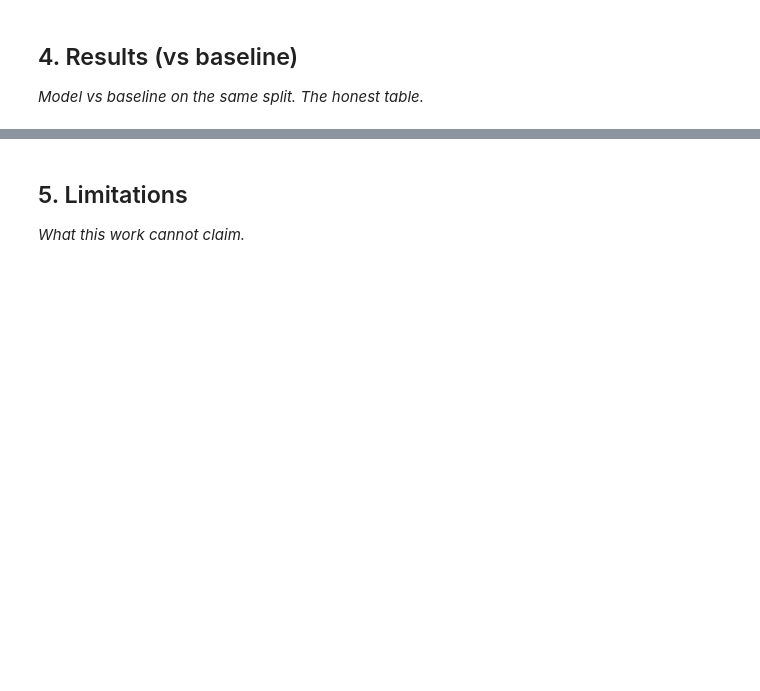
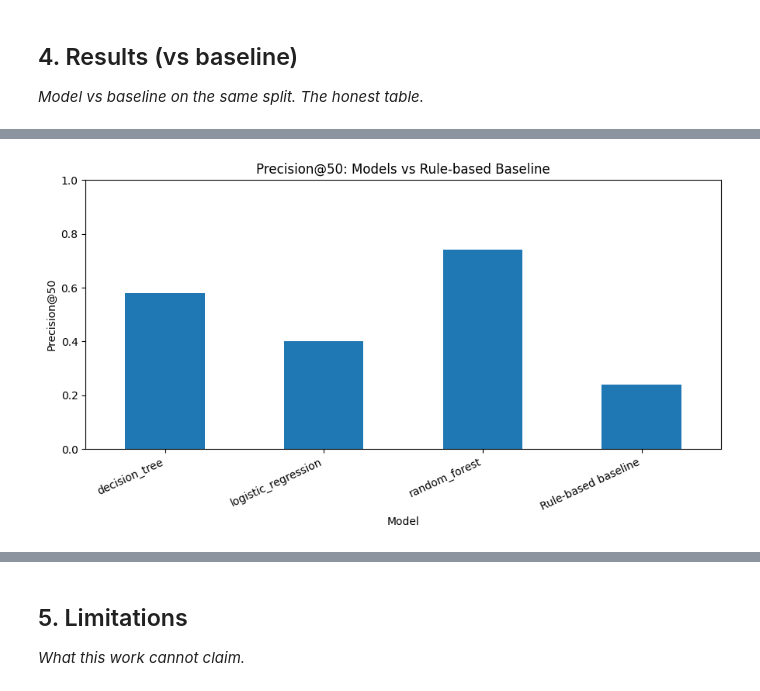
Before and after one commit to Pangakeerthi11/keerthi-flyrank-ml-internship-2026, a Jupyter notebook: work/notebooks/capstone.ipynb, the cells around one changed output, grey strips where cells are left out. Drawn from its saved outputs; the diff is of its cells as text; code cells hidden in the pictures; blank space fills up the shorter version.

```diff
--- a/work/notebooks/capstone.ipynb
+++ b/work/notebooks/capstone.ipynb
@@ -24,0 +371,21 @@ This skeleton is yours to fill. Work the sections **in order** — each one has
+# %%
+
+import matplotlib.pyplot as plt
+
+plot_df = comparison_df.set_index("Model")
+
+ax = plot_df[["Precision@50"]].plot(
+    kind="bar",
+    legend=False,
+    figsize=(9, 5)
+)
+
+ax.set_title("Precision@50: Models vs Rule-based Baseline")
+ax.set_ylabel("Precision@50")
+ax.set_xlabel("Model")
+ax.set_ylim(0, 1)
+plt.xticks(rotation=25, ha="right")
+plt.tight_layout()
+plt.show()
+# %% [output]
+[figure, added]
```
Also changed, not shown: parts of 21 cells of this notebook.
